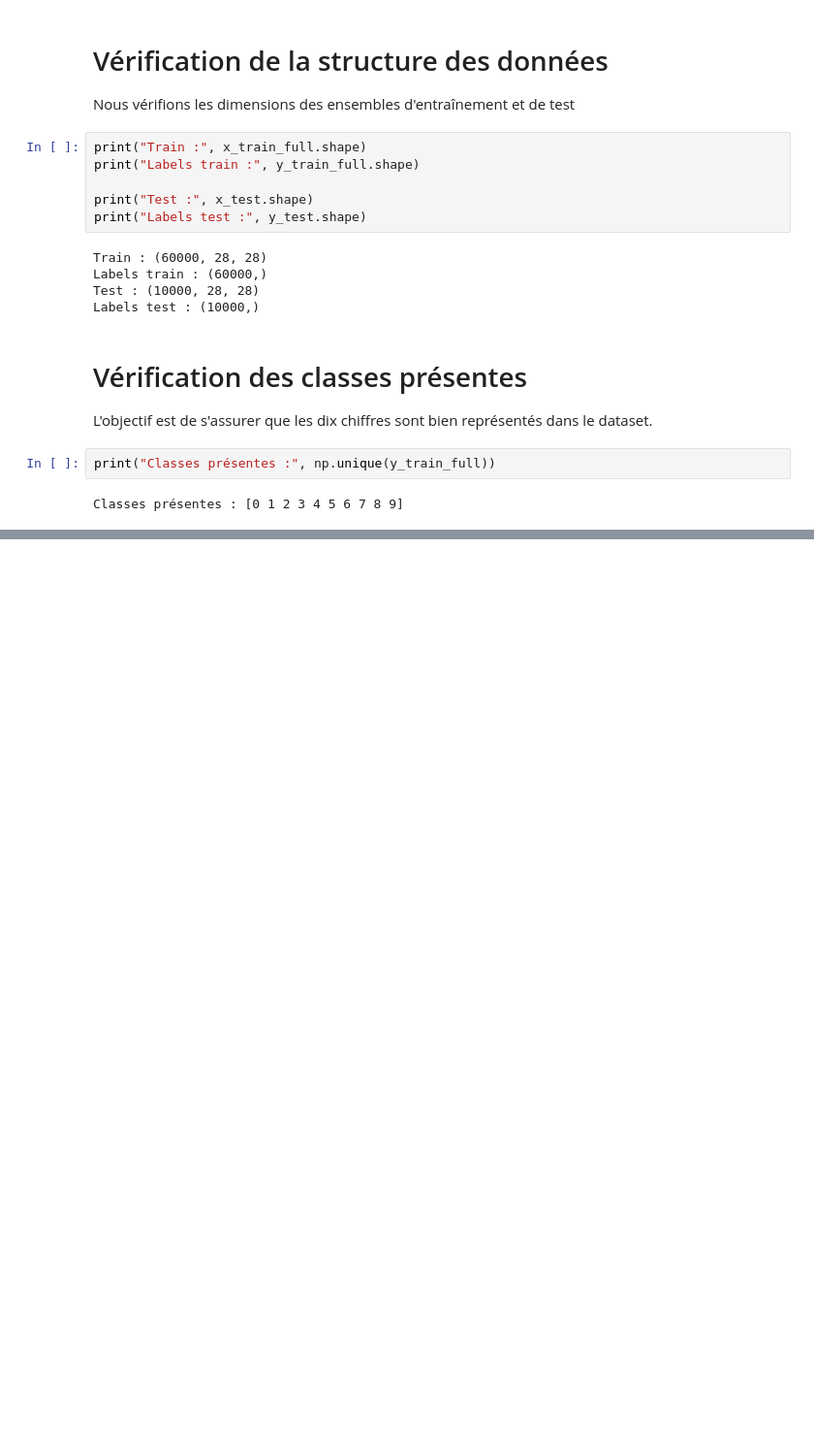
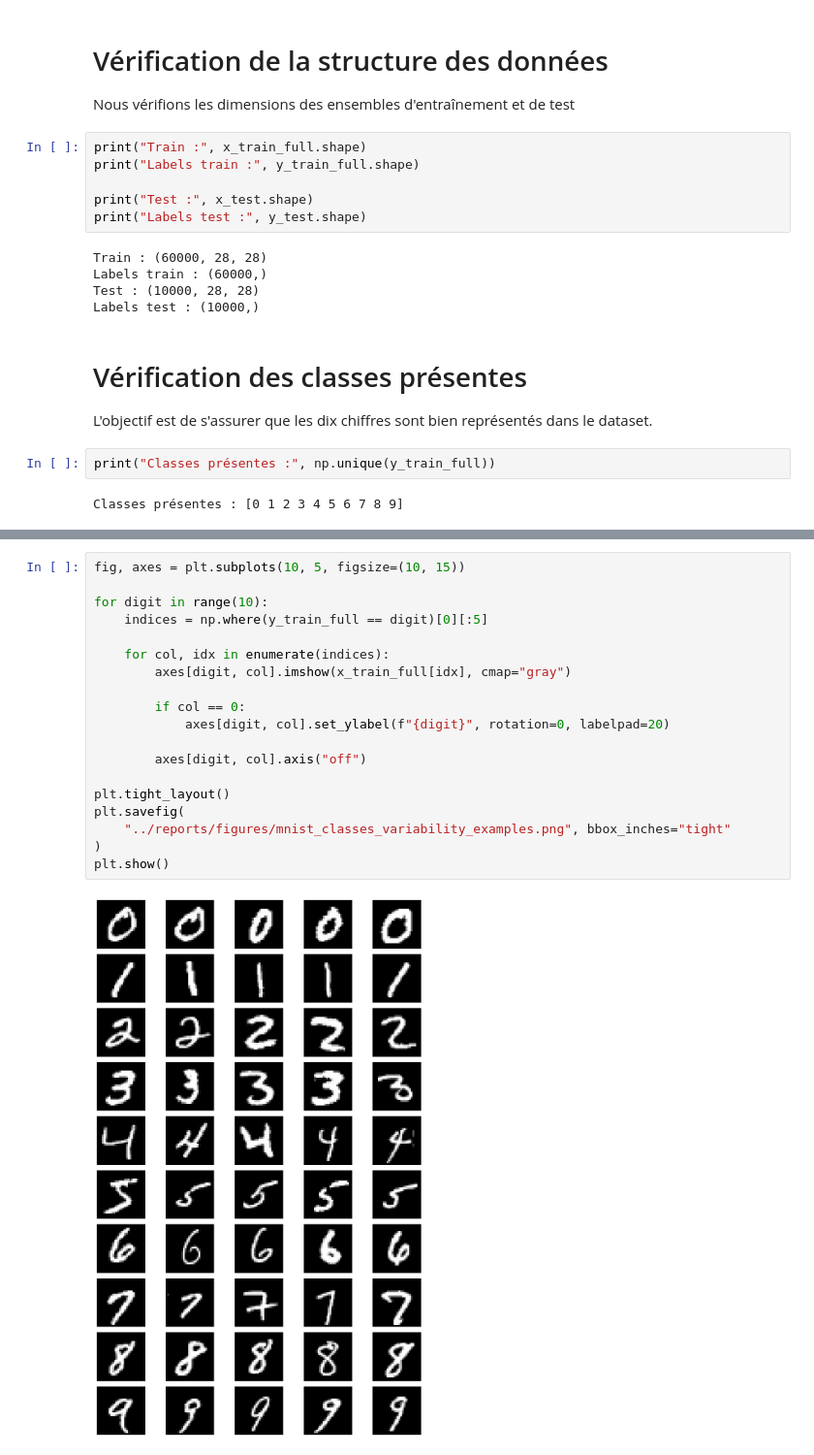
Before and after one commit to pierre-mazard/handwritten_digits, a Jupyter notebook: notebooks/01_exploration_mnist.ipynb, the cells around one changed output, grey strips where cells are left out. Shown at 97% size. Drawn from its saved outputs; the diff is of its cells as text; blank space fills up the shorter version.

```diff
--- a/notebooks/01_exploration_mnist.ipynb
+++ b/notebooks/01_exploration_mnist.ipynb
@@ -82,0 +165,21 @@ Le dataset est prêt pour l'étape suivante : la visualisation et l'analyse expl
+# %%
+fig, axes = plt.subplots(10, 5, figsize=(10, 15))
+
+for digit in range(10):
+    indices = np.where(y_train_full == digit)[0][:5]
+
+    for col, idx in enumerate(indices):
+        axes[digit, col].imshow(x_train_full[idx], cmap="gray")
+
+        if col == 0:
+            axes[digit, col].set_ylabel(f"{digit}", rotation=0, labelpad=20)
+
+        axes[digit, col].axis("off")
+
+plt.tight_layout()
+plt.savefig(
+    "../reports/figures/mnist_classes_variability_examples.png", bbox_inches="tight"
+)
+plt.show()
+# %% [output]
+[figure, added]
```
Also changed, not shown: parts of 14 cells of this notebook, 2 other files.
